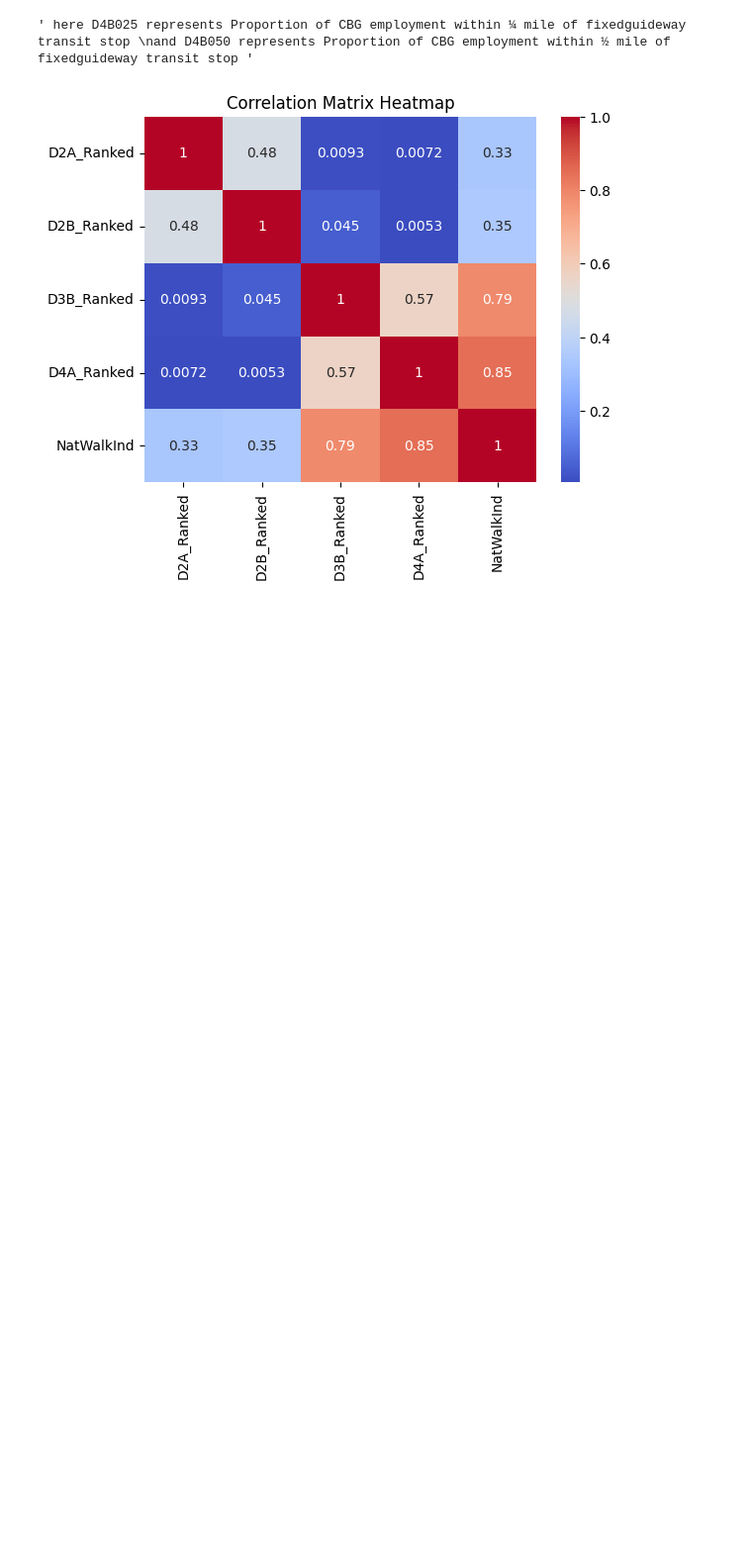
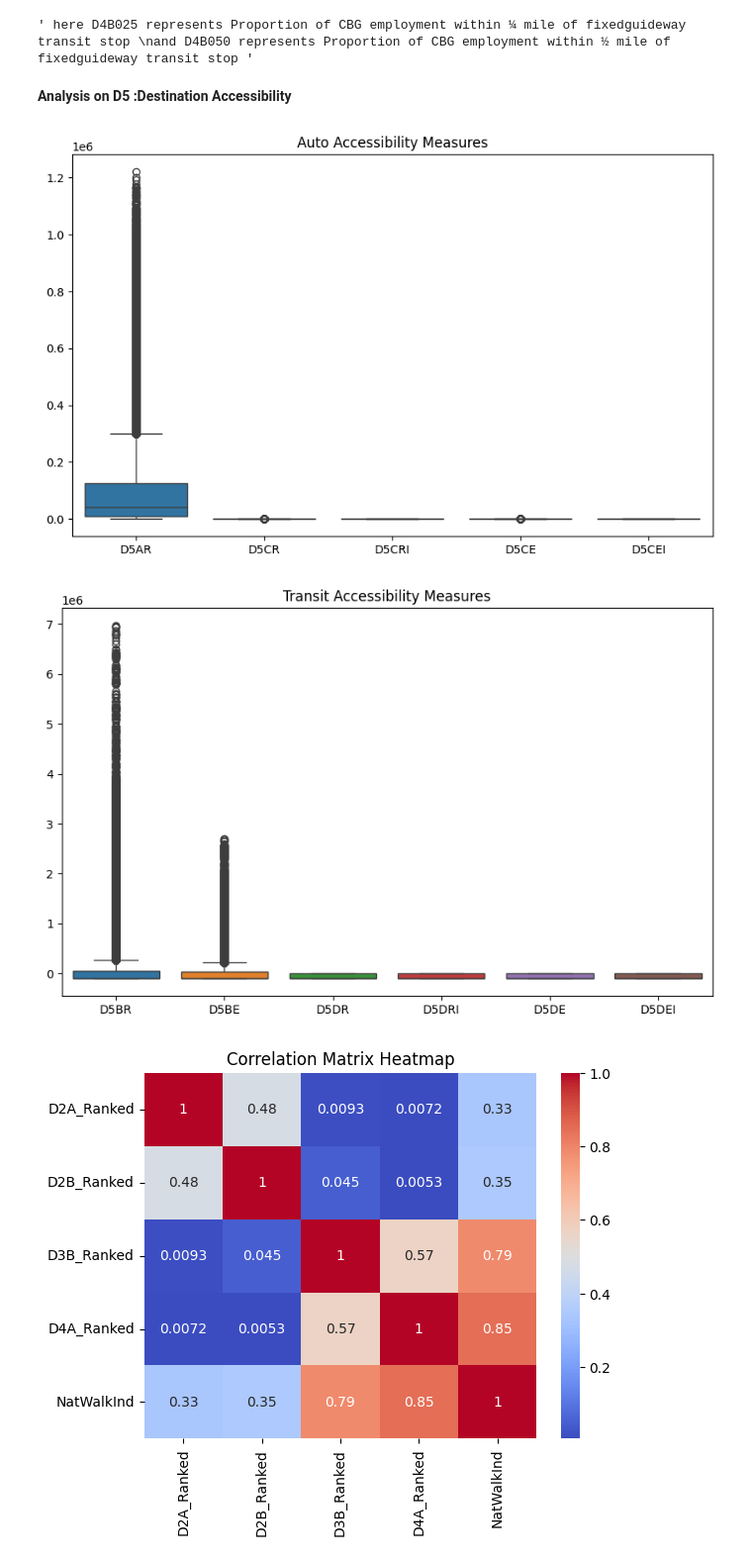
Before and after one commit to ARYAA98/Smart_Location_Database_Analysis, a Jupyter notebook: SmartLocation_Database_Analysis.ipynb, the cells around one changed output. Shown at 99% size. Saved outputs shown, nothing was run; the diff lists cells and outputs as text; code cells hidden in the pictures; blank space fills up the shorter version.

```diff
--- a/SmartLocation_Database_Analysis.ipynb
+++ b/SmartLocation_Database_Analysis.ipynb
@@ -448,6 +465,25 @@ and D4B050 represents Proportion of CBG employment within ½ mile of fixedguidew
 # %% [output]
 [figure]
 ' here D4B025 represents Proportion of CBG employment within ¼ mile of fixedguideway transit stop \nand D4B050 represents Proportion of CBG employment within ½ mile of fixedguideway transit stop '
+# %% [markdown]
+**Analysis on D5 :Destination Accessibility**
+# %%
+# Boxplots for auto vs. transit accessibility measures
+auto_columns= ['D5AR', 'D5CR', 'D5CRI', 'D5CE', 'D5CEI']
+transit_columns= ['D5BR', 'D5BE', 'D5DR', 'D5DRI', 'D5DE', 'D5DEI']
+
+plt.figure(figsize=(10, 6))
+sns.boxplot(data=Smart_location_df[auto_columns])
+plt.title('Auto Accessibility Measures')
+plt.show()
+
+plt.figure(figsize=(10, 6))
+sns.boxplot(data=Smart_location_df[transit_columns])
+plt.title('Transit Accessibility Measures')
+plt.show()
+# %% [output]
+[figure, added]
+[figure, added]
 # %%
 # Heatmap of Walkability Index
 sns.heatmap(Smart_location_df[['D2A_Ranked', 'D2B_Ranked', 'D3B_Ranked', 'D4A_Ranked','NatWalkInd']].corr(), annot=True, cmap='coolwarm')
```
Also changed, not shown: parts of 13 cells of this notebook.
